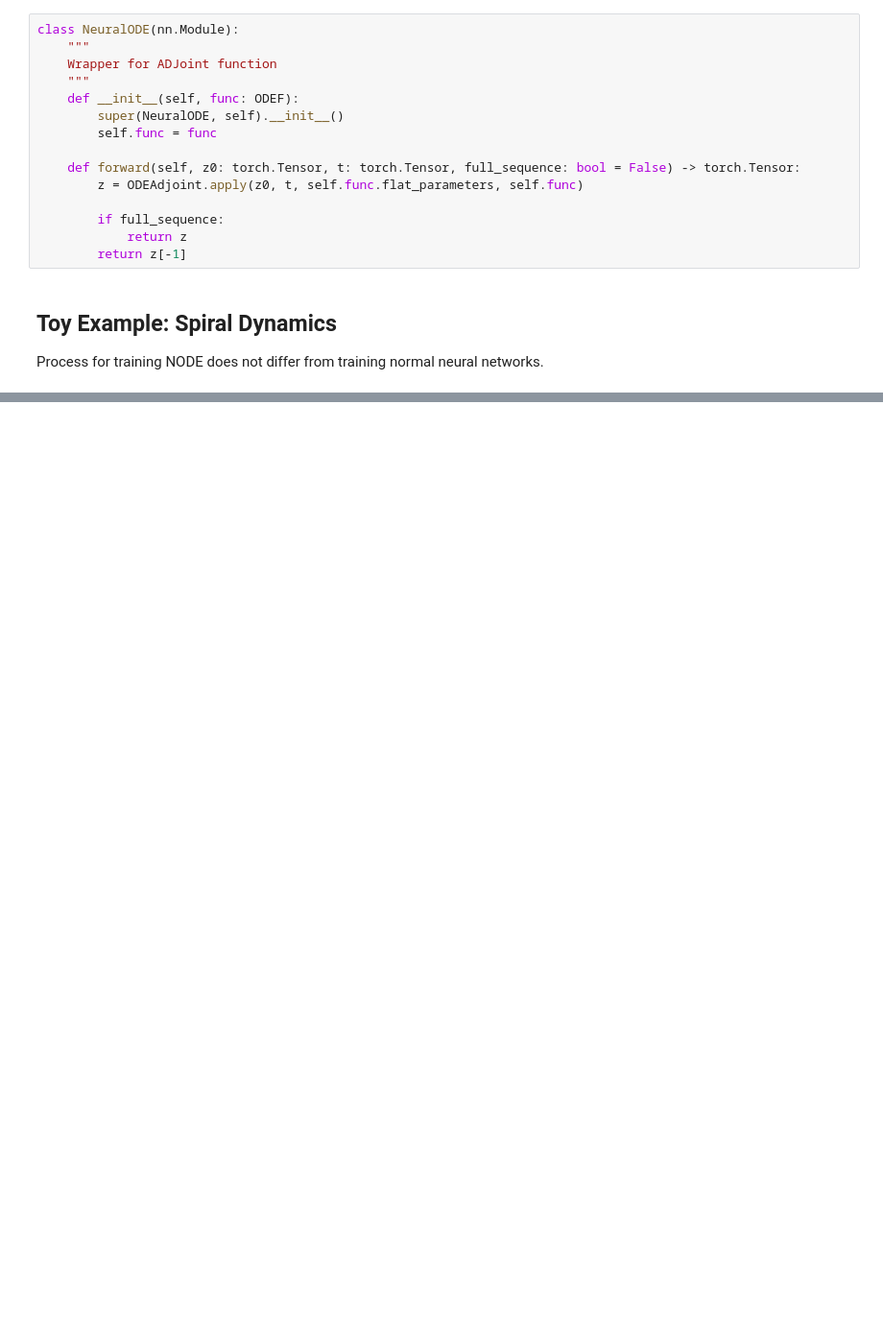
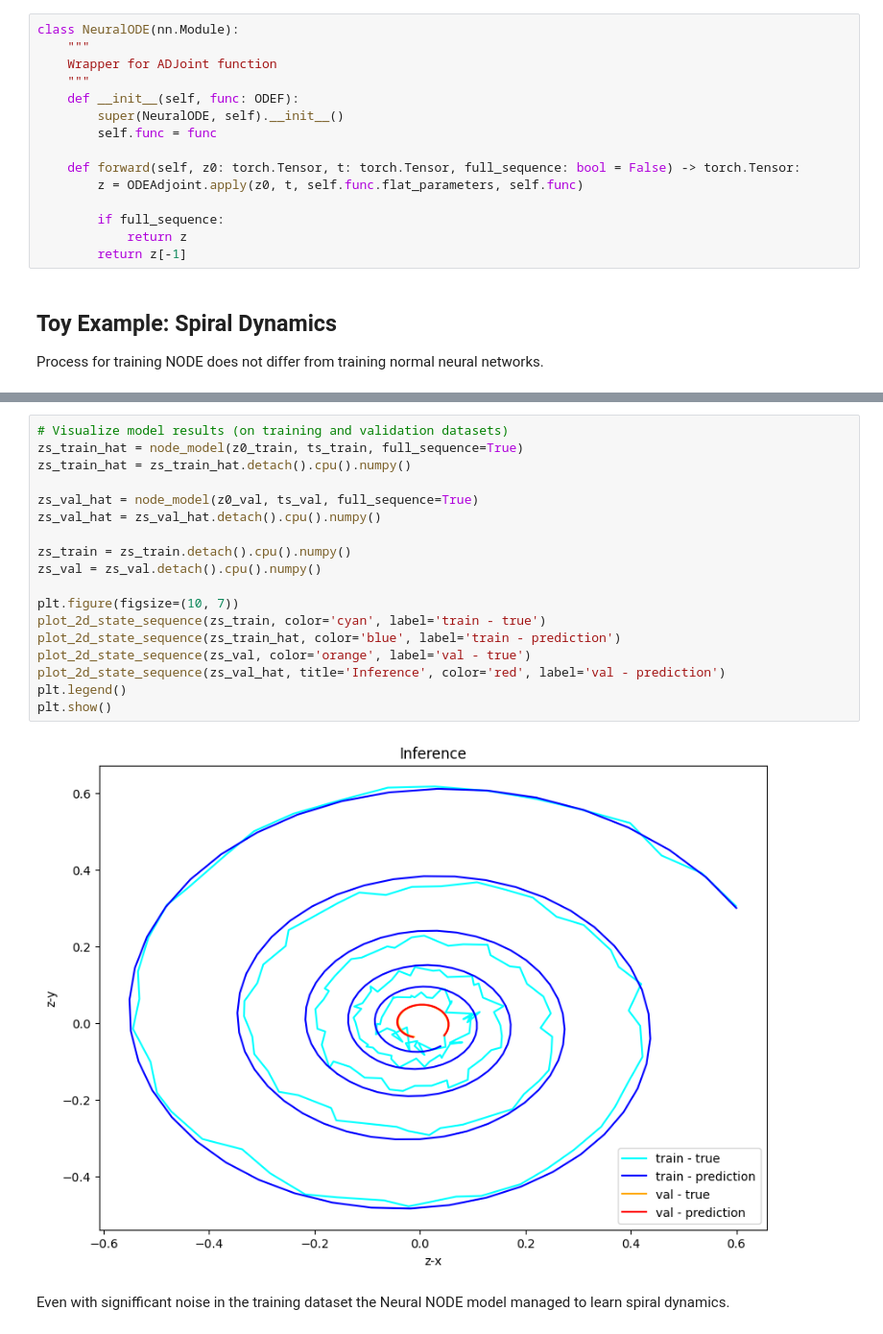
Before and after one commit to Robotmurlock/NeuralODE, a Jupyter notebook: Nodebook.ipynb, the cells around one changed output, grey strips where cells are left out. Shown: that part at 96% size. Saved outputs shown, nothing was run; the diff lists cells and outputs as text; blank space fills up the shorter version.

```diff
--- a/Nodebook.ipynb
+++ b/Nodebook.ipynb
@@ -652,0 +792,22 @@ Process for training NODE does not differ from training normal neural networks.
+# %%
+# Visualize model results (on training and validation datasets)
+zs_train_hat = node_model(z0_train, ts_train, full_sequence=True)
+zs_train_hat = zs_train_hat.detach().cpu().numpy()
+
+zs_val_hat = node_model(z0_val, ts_val, full_sequence=True)
+zs_val_hat = zs_val_hat.detach().cpu().numpy()
+
+zs_train = zs_train.detach().cpu().numpy()
+zs_val = zs_val.detach().cpu().numpy()
+
+plt.figure(figsize=(10, 7))
+plot_2d_state_sequence(zs_train, color='cyan', label='train - true')
+plot_2d_state_sequence(zs_train_hat, color='blue', label='train - prediction')
+plot_2d_state_sequence(zs_val, color='orange', label='val - true')
+plot_2d_state_sequence(zs_val_hat, title='Inference', color='red', label='val - prediction')
+plt.legend()
+plt.show()
+# %% [output]
+[figure, added]
+# %% [markdown]
+Even with signifficant noise in the training dataset the Neural NODE model managed to learn spiral dynamics.
```
Also changed, not shown: parts of 14 cells of this notebook, 1 other file.
